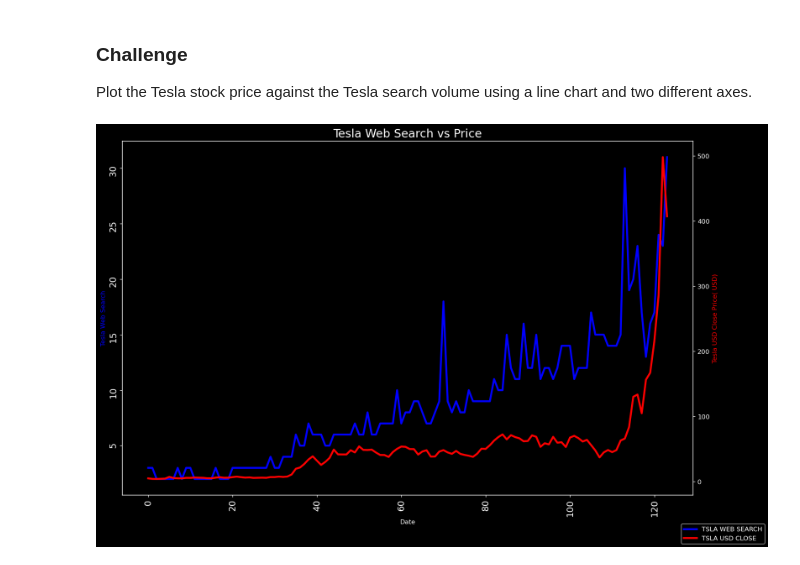
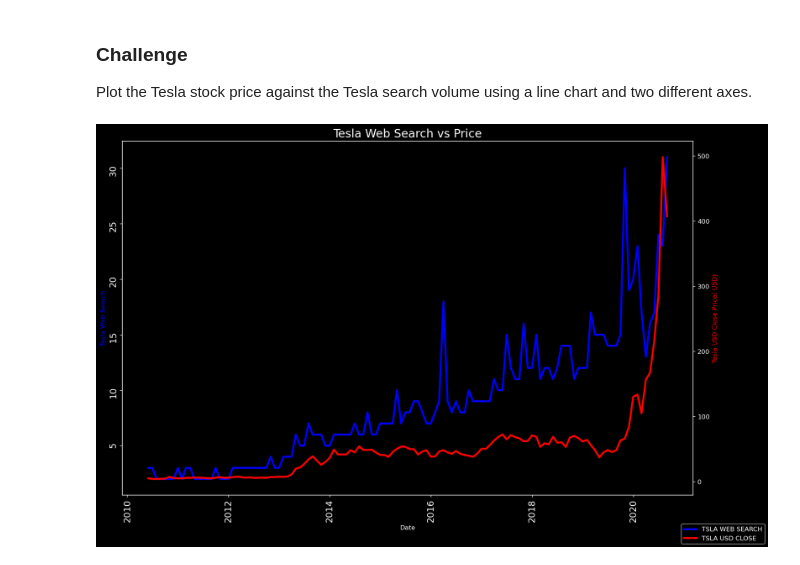
Before and after one commit to shane-221/Python_Basics, a Jupyter notebook: 09_Advanced-Data_Analysis(Pandas-Plotly-Seaborn)/75_Day_75_Matplotlib_Advanced/main.ipynb, the cells around one changed output. Drawn from its saved outputs; the diff is of its cells as text; code cells hidden in the pictures.

```diff
--- a/09_Advanced-Data_Analysis(Pandas-Plotly-Seaborn)/75_Day_75_Matplotlib_Advanced/main.ipynb
+++ b/09_Advanced-Data_Analysis(Pandas-Plotly-Seaborn)/75_Day_75_Matplotlib_Advanced/main.ipynb
@@ -89,33 +89,33 @@ plt.xticks(fontsize= 14 , rotation =90)
 plt.yticks(fontsize=14 , rotation=90)
 
 
 # Drawing the graph
 ax1 = plt.gca()
 ax2 = ax1.twinx()
 
     # Functions:
-ax1.plot(tesla_df.index,
+ax1.plot(tesla_df["MONTH"],
          tesla_df["TSLA_WEB_SEARCH"],
          linewidth =3,
          label = "TSLA WEB SEARCH",
          color ="b")
-ax2.plot(tesla_df.index,
+ax2.plot(tesla_df["MONTH"],
          tesla_df["TSLA_USD_CLOSE"],
          linewidth =3,
          label = "TSLA USD CLOSE",
          color ="r")                            # Can use hex codes/ standard ones.
 
 # Functionalities
 ax1.set_xlabel("Date")
 ax1.set_ylabel("Tesla Web Search", color = "b")
 ax2.set_ylabel("Tesla USD Close Price( USD)", color = "r")
 plt.title("Tesla Web Search vs Price", fontsize=18)
 
 fig = plt.gcf()
 fig.legend(loc ="lower right")
 
 
 # showing the graph-make sure to use plt instead of ax1
 plt.show()
 # %% [output]
-[figure, old version]
+[figure, new version]
```
Also changed, not shown: parts of 2 cells of this notebook.
